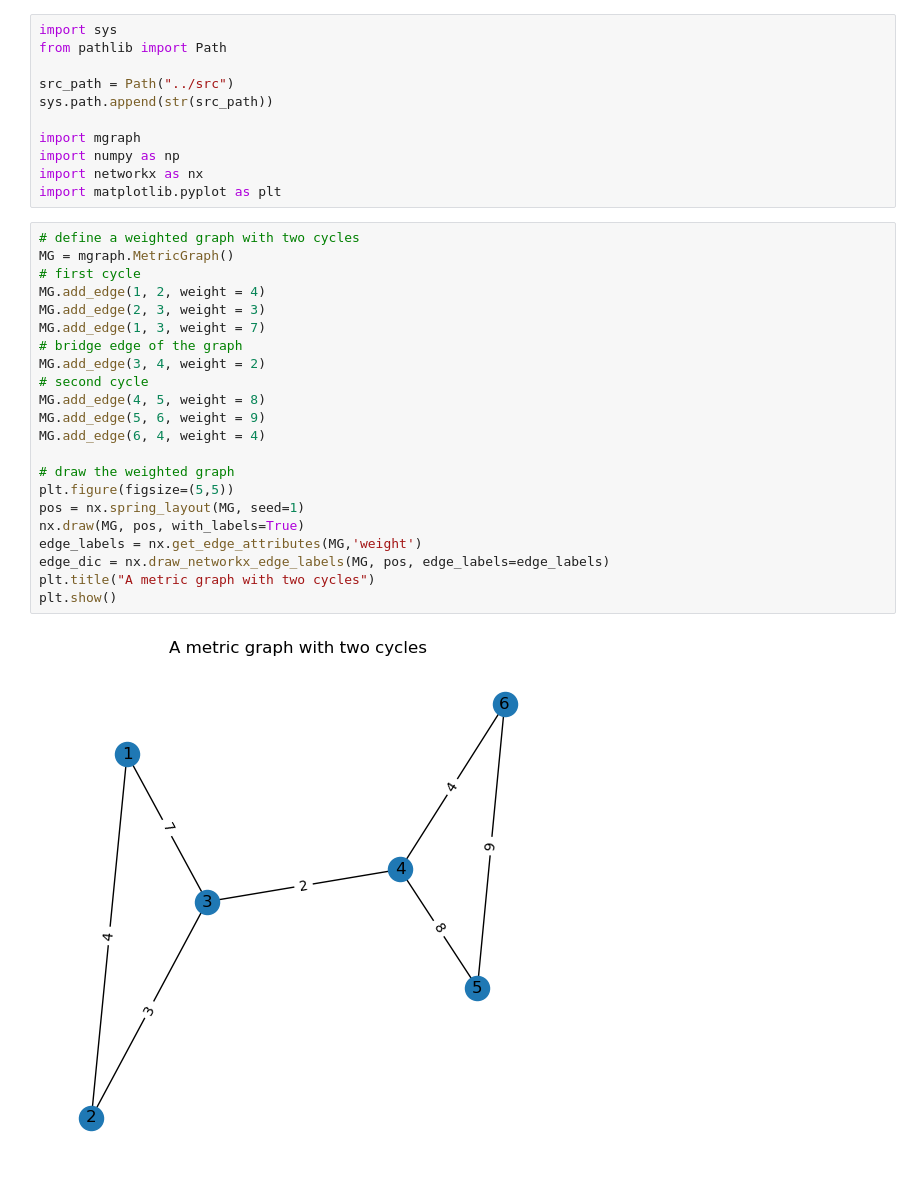
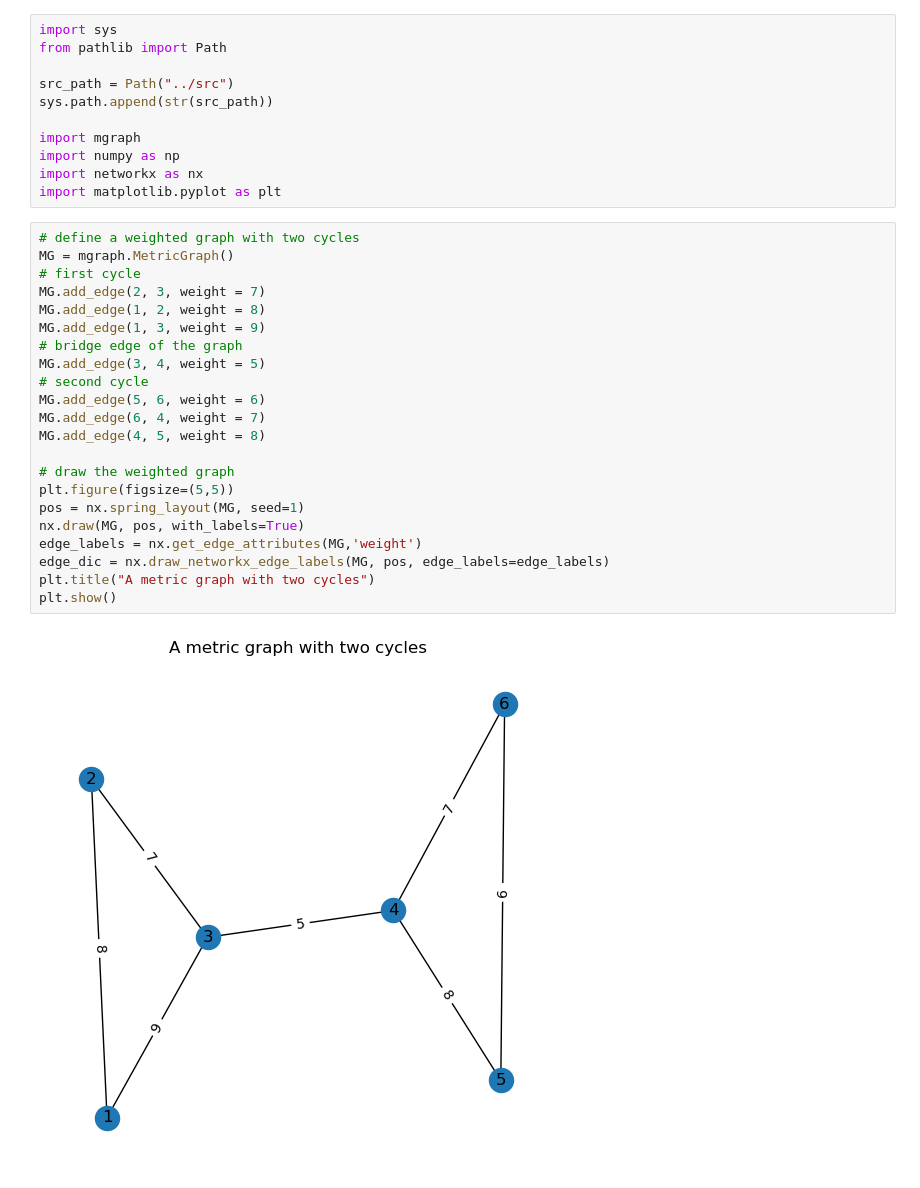
Before and after one commit to YueqiCao/Tropical-Abel-Jacobi, a Jupyter notebook: notebooks/tropical transform.ipynb, the cells around one changed output. Cells and saved outputs as stored; diff of their text form.

```diff
--- a/notebooks/tropical transform.ipynb
+++ b/notebooks/tropical transform.ipynb
@@ -18,24 +18,24 @@ import matplotlib.pyplot as plt
 # %%
 # define a weighted graph with two cycles
 MG = mgraph.MetricGraph()
 # first cycle
-MG.add_edge(1, 2, weight = 4)
-MG.add_edge(2, 3, weight = 3)
-MG.add_edge(1, 3, weight = 7)
+MG.add_edge(2, 3, weight = 7)
+MG.add_edge(1, 2, weight = 8)
+MG.add_edge(1, 3, weight = 9)
 # bridge edge of the graph
-MG.add_edge(3, 4, weight = 2)
+MG.add_edge(3, 4, weight = 5)
 # second cycle
+MG.add_edge(5, 6, weight = 6)
+MG.add_edge(6, 4, weight = 7)
 MG.add_edge(4, 5, weight = 8)
-MG.add_edge(5, 6, weight = 9)
-MG.add_edge(6, 4, weight = 4)
 
 # draw the weighted graph
 plt.figure(figsize=(5,5))
 pos = nx.spring_layout(MG, seed=1)
 nx.draw(MG, pos, with_labels=True)
 edge_labels = nx.get_edge_attributes(MG,'weight')
 edge_dic = nx.draw_networkx_edge_labels(MG, pos, edge_labels=edge_labels)
 plt.title("A metric graph with two cycles")
 plt.show()
 # %% [output]
-[figure, old version]
+[figure, new version]
```
Also changed, not shown: parts of 10 cells of this notebook, 1 other file.
